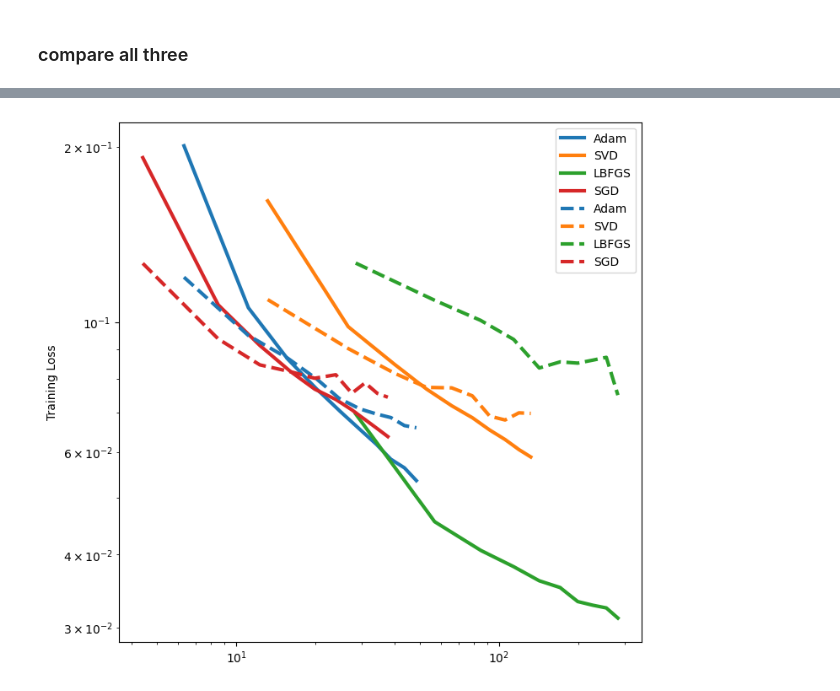
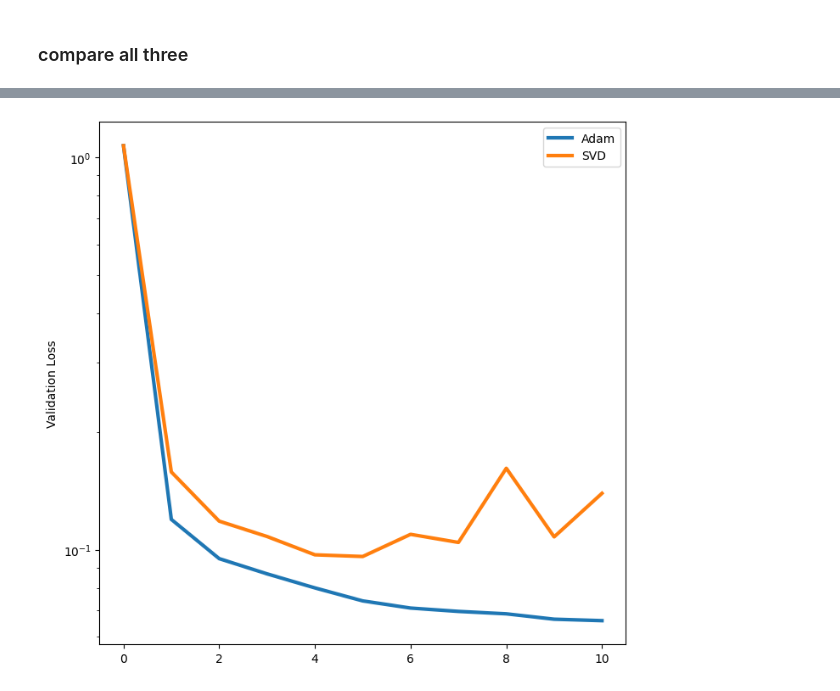
Before and after one commit to sambt/sven-experiments, a Jupyter notebook: notebooks_new/mnist_testing.ipynb, the cells around one changed output, grey strips where cells are left out. Drawn from its saved outputs; the diff is of its cells as text; code cells hidden in the pictures.

```diff
--- a/notebooks_new/mnist_testing.ipynb
+++ b/notebooks_new/mnist_testing.ipynb
@@ -59,8 +59,9 @@ model_adam = model_adam.to(device)
 
 optimizer = torch.optim.Adam(model_adam.parameters(), lr=LR)
 def loss_fn(pred,y):
-    y = F.one_hot(y, num_classes=len(digits)).to(pred)
-    return (pred - y).pow(2).sum(dim=1).mean()
+    #y = F.one_hot(y, num_classes=len(digits)).to(pred)
+    #return (pred - y).pow(2).sum(dim=1).mean()
+    return F.cross_entropy(pred, y, reduction='mean')
 
 train_loader = DataLoader(mnist.train_dataset, batch_size=batch_size, shuffle=True, generator=torch.Generator().manual_seed(LOADER_SEED))
 test_loader = DataLoader(mnist.val_dataset, batch_size=256, shuffle=False)
@@ -78,11 +79,12 @@ model_svd.load_state_dict(init_state)
 model_svd = model_svd.to(device)
 
 def loss_fn(pred,y):
-    y = F.one_hot(y, num_classes=len(digits)).to(pred)
-    return (pred - y).pow(2).sum(dim=1)
+    #y = F.one_hot(y, num_classes=len(digits)).to(pred)
+    #return (pred - y).pow(2).sum(dim=1)
+    return F.cross_entropy(pred, y, reduction='none')
 
 
-model_svd = SvenWrapper(model_svd, loss_fn, device=device)
+model_svd = SvenWrapper(model_svd, loss_fn, device=device, loss_exponent=0.5)
 optimizer = Sven(model_svd,lr=LR_SVD,k=K,rtol=RTOL,track_svd_info=True,svd_mode='torch', use_rmsprop=False)
 
 train_loader = DataLoader(mnist.train_dataset, batch_size=batch_size, shuffle=True, generator=torch.Generator().manual_seed(LOADER_SEED))
@@ -194,25 +108,9 @@ plt.yscale('log')
 # %%
 plt.figure(figsize=(8,8))
-times_adam = np.cumsum(losses_adam['epoch_times'])
-times_svd = np.cumsum(losses_svd['epoch_times'])
-times_lbfgs = np.cumsum(losses_lbfgs['epoch_times'])
-times_sgd = np.cumsum(losses_sgd['epoch_times'])
-times_svd_polyak = np.cumsum(losses_svd_polyak['epoch_times'])
-
-plt.plot(times_adam, losses_adam['train'],label='Adam',lw=3)
-plt.plot(times_svd, losses_svd['train'],label='SVD',lw=3)
-plt.plot(times_lbfgs, losses_lbfgs['train'],label='LBFGS',lw=3)
-plt.plot(times_sgd, losses_sgd['train'],label='SGD',lw=3)
-plt.plot(times_svd_polyak, losses_svd_polyak['train'],label='SVD-Polyak',lw=3)
-
-plt.plot(times_adam, losses_adam['val'][1:],label='Adam',lw=3,linestyle='--',color='C0')
-plt.plot(times_svd, losses_svd['val'][1:],label='SVD',lw=3,linestyle='--',color='C1')
-plt.plot(times_lbfgs, losses_lbfgs['val'][1:],label='LBFGS',lw=3,linestyle='--',color='C2')
-plt.plot(times_sgd, losses_sgd['val'][1:],label='SGD',lw=3,linestyle='--',color='C3')
-plt.plot(times_svd_polyak, losses_svd_polyak['val'][1:],label='SVD-Polyak',lw=3,linestyle='--',color='C4')
+plt.plot(losses_adam['val'],label='Adam',lw=3)
+plt.plot(losses_svd['val'],label='SVD',lw=3)
 plt.legend()
-plt.ylabel("Training Loss")
+plt.ylabel("Validation Loss")
 plt.yscale('log')
-plt.xscale('log')
 # %% [output]
-[figure, old version]
+[figure, new version]
```
Also changed, not shown: parts of 9 cells of this notebook.
